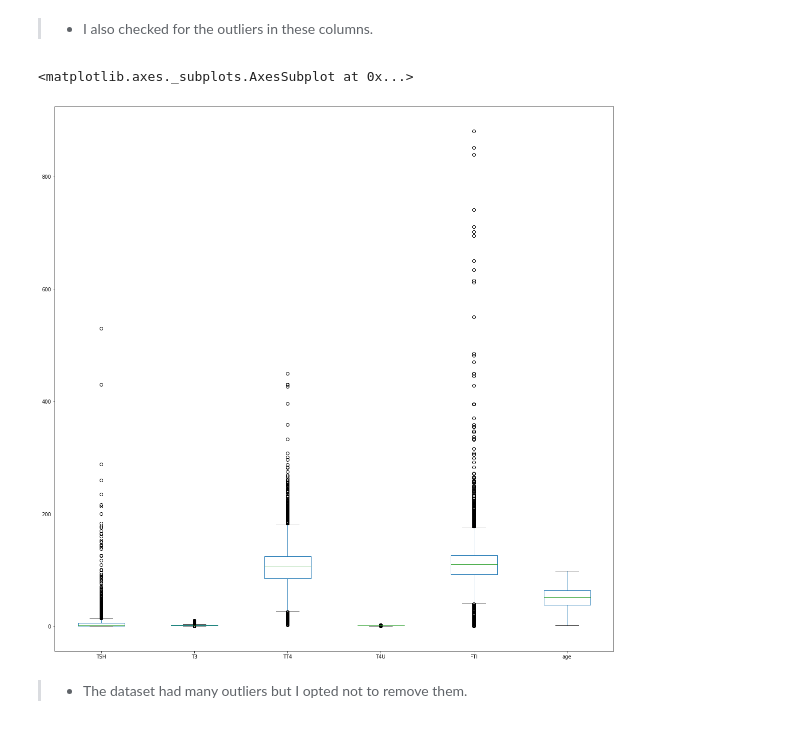
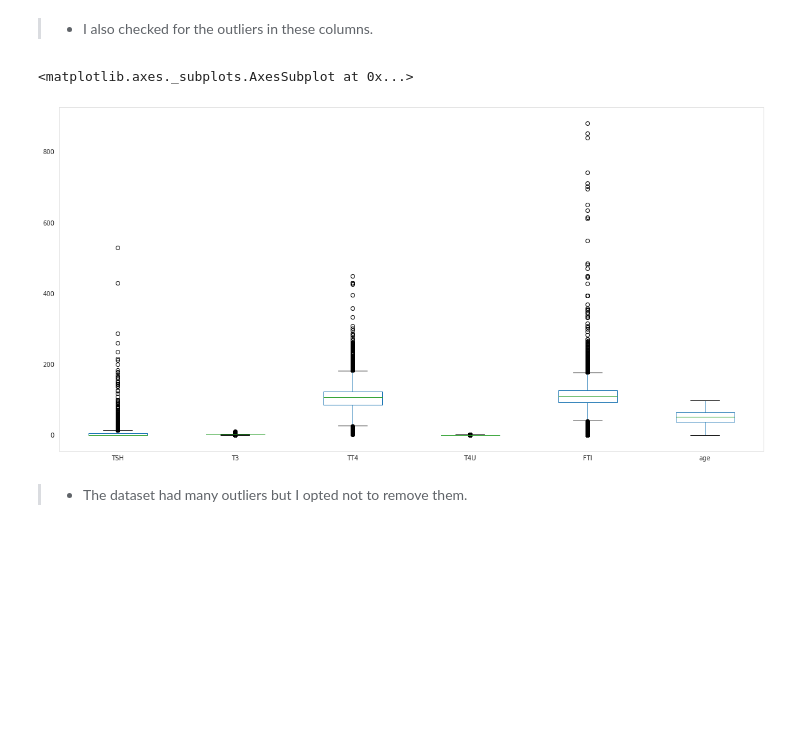
Before and after one commit to nyamskamau/Hypothyroid-Prediction-Dataset, a Jupyter notebook: Independent_Project_Week_8.ipynb, the cells around one changed output. Cells and saved outputs as stored; diff of their text form; code cells hidden in the pictures; blank space fills up the shorter version.

```diff
--- a/Independent_Project_Week_8.ipynb
+++ b/Independent_Project_Week_8.ipynb
@@ -206,10 +206,10 @@ array([[<matplotlib.axes._subplots.AxesSubplot object at 0x...>,
 >* I also checked for the outliers in these columns.
 # %%
 num = ['TSH','T3','TT4','T4U','FTI','age']
-data[num].boxplot(grid=False,figsize=(20,20))
+data[num].boxplot(grid=False,figsize=(20,10))
 # %% [output]
 <matplotlib.axes._subplots.AxesSubplot at 0x...>
-[figure, old version]
+[figure, new version]
 # %% [markdown]
 >* The dataset had many outliers but I opted not to remove them.
 # %% [markdown]
```
Also changed, not shown: parts of 86 cells of this notebook.
